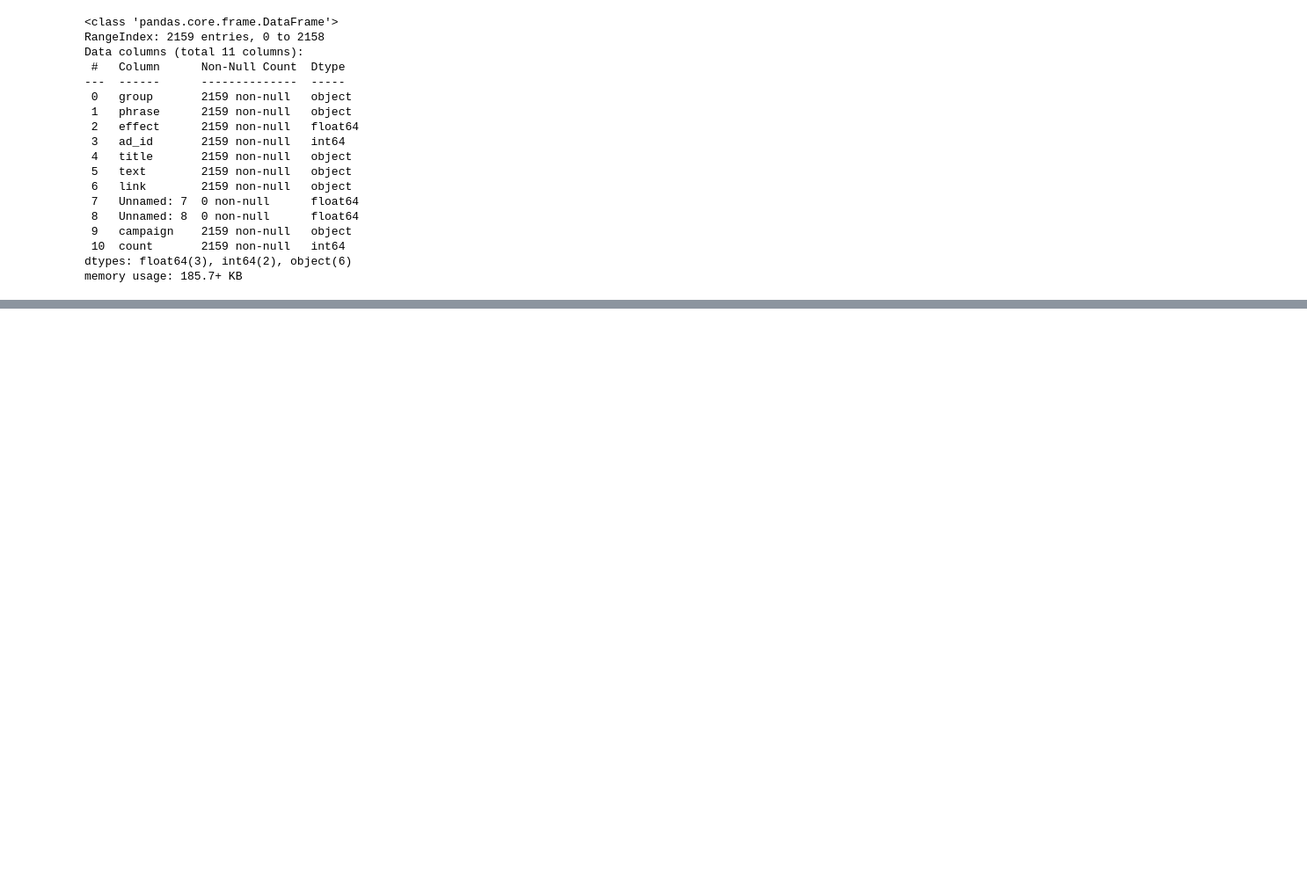
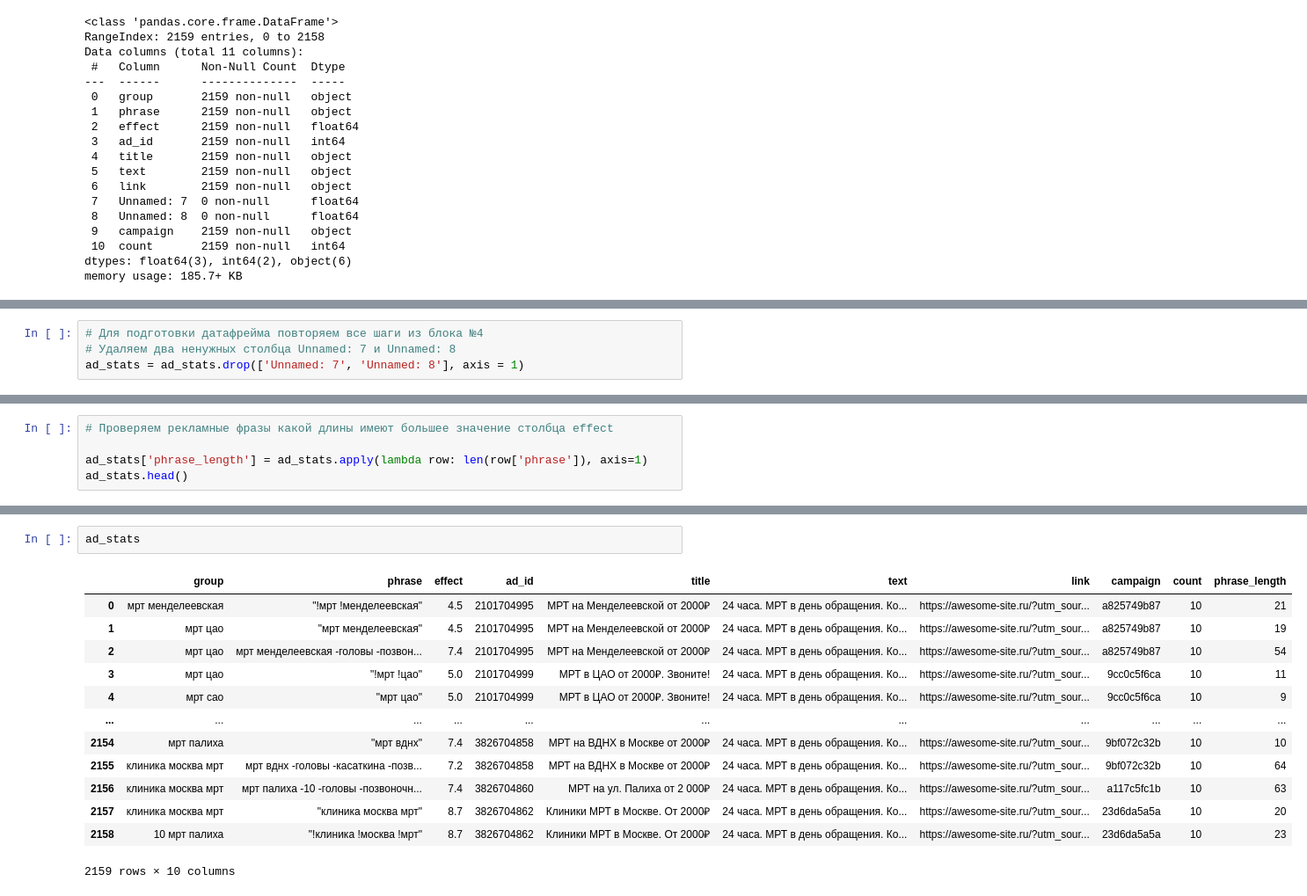
Before and after one commit to kadmiy/datascience_learn, a Jupyter notebook: module_04_datascience_learn.ipynb, the cells around one changed output, grey strips where cells are left out. Shown: that part at 88% size. Drawn from its saved outputs; the diff is of its cells as text; blank space fills up the shorter version.

```diff
--- a/module_04_datascience_learn.ipynb
+++ b/module_04_datascience_learn.ipynb
@@ -273,0 +276,4 @@ memory usage: 185.7+ KB
+# %%
+# Для подготовки датафрейма повторяем все шаги из блока №4
+# Удаляем два ненужных столбца Unnamed: 7 и Unnamed: 8
+ad_stats = ad_stats.drop(['Unnamed: 7', 'Unnamed: 8'], axis = 1)
@@ -273,0 +367,5 @@ memory usage: 185.7+ KB
+# %%
+# Проверяем рекламные фразы какой длины имеют большее значение столбца effect
+
+ad_stats['phrase_length'] = ad_stats.apply(lambda row: len(row['phrase']), axis=1)
+ad_stats.head()
@@ -273,0 +417,16 @@ memory usage: 185.7+ KB
+# %%
+ad_stats
+# %% [output]
+|  | group | phrase | effect | ad_id | title | text | link | campaign | count | phrase_length |
+| 0 | мрт менделеевская | "!мрт !менделеевская" | 4.5 | 2101704995 | МРТ на Менделеевской от 2000₽ | 24 часа. МРТ в день обращения. Ко... | https://awesome-site.ru/?utm_sour... | a825749b87 | 10 | 21 |
+| 1 | мрт цао | "мрт менделеевская" | 4.5 | 2101704995 | МРТ на Менделеевской от 2000₽ | 24 часа. МРТ в день обращения. Ко... | https://awesome-site.ru/?utm_sour... | a825749b87 | 10 | 19 |
+| 2 | мрт цао | мрт менделеевская -головы -позвон... | 7.4 | 2101704995 | МРТ на Менделеевской от 2000₽ | 24 часа. МРТ в день обращения. Ко... | https://awesome-site.ru/?utm_sour... | a825749b87 | 10 | 54 |
+| 3 | мрт цао | "!мрт !цао" | 5.0 | 2101704999 | МРТ в ЦАО от 2000₽. Звоните! | 24 часа. МРТ в день обращения. Ко... | https://awesome-site.ru/?utm_sour... | 9cc0c5f6ca | 10 | 11 |
+| 4 | мрт сао | "мрт цао" | 5.0 | 2101704999 | МРТ в ЦАО от 2000₽. Звоните! | 24 часа. МРТ в день обращения. Ко... | https://awesome-site.ru/?utm_sour... | 9cc0c5f6ca | 10 | 9 |
+| ... | ... | ... | ... | ... | ... | ... | ... | ... | ... | ... |
+| 2154 | мрт палиха | "мрт вднх" | 7.4 | 3826704858 | МРТ на ВДНХ в Москве от 2000₽ | 24 часа. МРТ в день обращения. Ко... | https://awesome-site.ru/?utm_sour... | 9bf072c32b | 10 | 10 |
+| 2155 | клиника москва мрт | мрт вднх -головы -касаткина -позв... | 7.2 | 3826704858 | МРТ на ВДНХ в Москве от 2000₽ | 24 часа. МРТ в день обращения. Ко... | https://awesome-site.ru/?utm_sour... | 9bf072c32b | 10 | 64 |
+| 2156 | клиника москва мрт | мрт палиха -10 -головы -позвоночн... | 7.4 | 3826704860 | МРТ на ул. Палиха от 2 000₽ | 24 часа. МРТ в день обращения. Ко... | https://awesome-site.ru/?utm_sour... | a117c5fc1b | 10 | 63 |
+| 2157 | клиника москва мрт | "клиника москва мрт" | 8.7 | 3826704862 | Клиники МРТ в Москве. От 2000₽ | 24 часа. МРТ в день обращения. Ко... | https://awesome-site.ru/?utm_sour... | 23d6da5a5a | 10 | 20 |
+| 2158 | 10 мрт палиха | "!клиника !москва !мрт" | 8.7 | 3826704862 | Клиники МРТ в Москве. От 2000₽ | 24 часа. МРТ в день обращения. Ко... | https://awesome-site.ru/?utm_sour... | 23d6da5a5a | 10 | 23 |
+2159 rows × 10 columns
```
Also changed, not shown: parts of 15 cells of this notebook.
